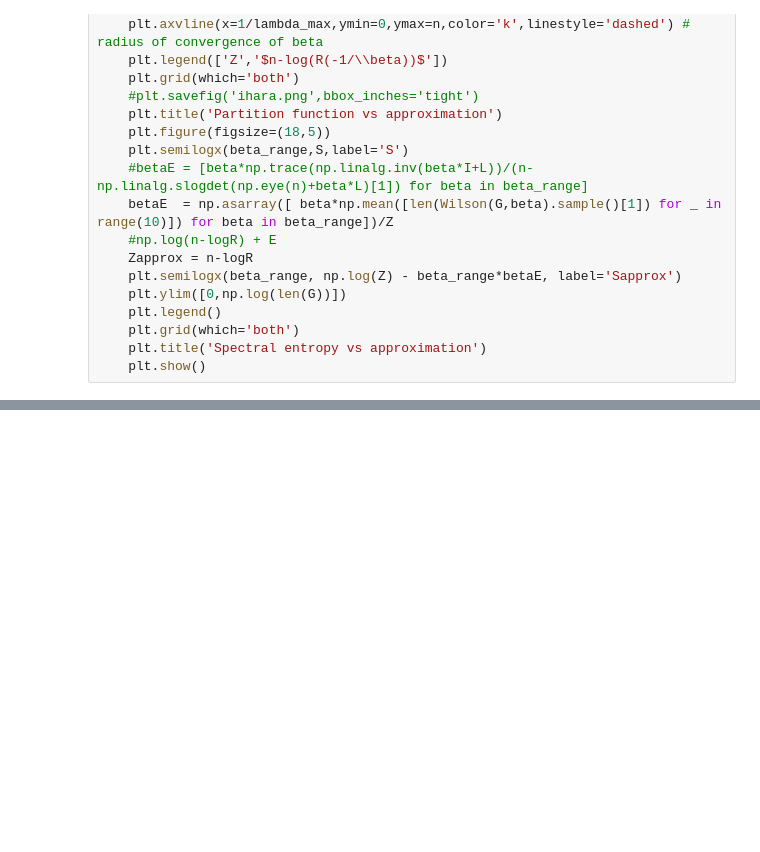
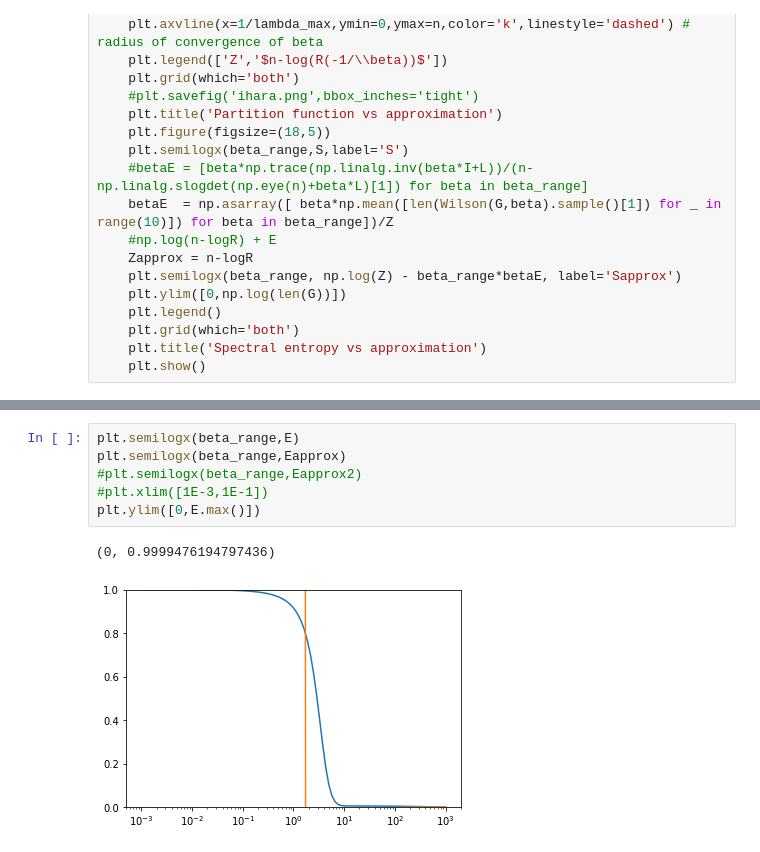
Before and after one commit to CarloNicolini/wilson, a Jupyter notebook: experiment_wilson.ipynb, the cells around one changed output, grey strips where cells are left out. Cells and saved outputs as stored; diff of their text form; blank space fills up the shorter version.

```diff
--- a/experiment_wilson.ipynb
+++ b/experiment_wilson.ipynb
@@ -247,0 +232,9 @@ np.trace(nx.normalized_laplacian_matrix(G).toarray())
+# %%
+plt.semilogx(beta_range,E)
+plt.semilogx(beta_range,Eapprox)
+#plt.semilogx(beta_range,Eapprox2)
+#plt.xlim([1E-3,1E-1])
+plt.ylim([0,E.max()])
+# %% [output]
+(0, 0.9999476194797436)
+[figure, added]
```
Also changed, not shown: parts of 25 cells of this notebook.
